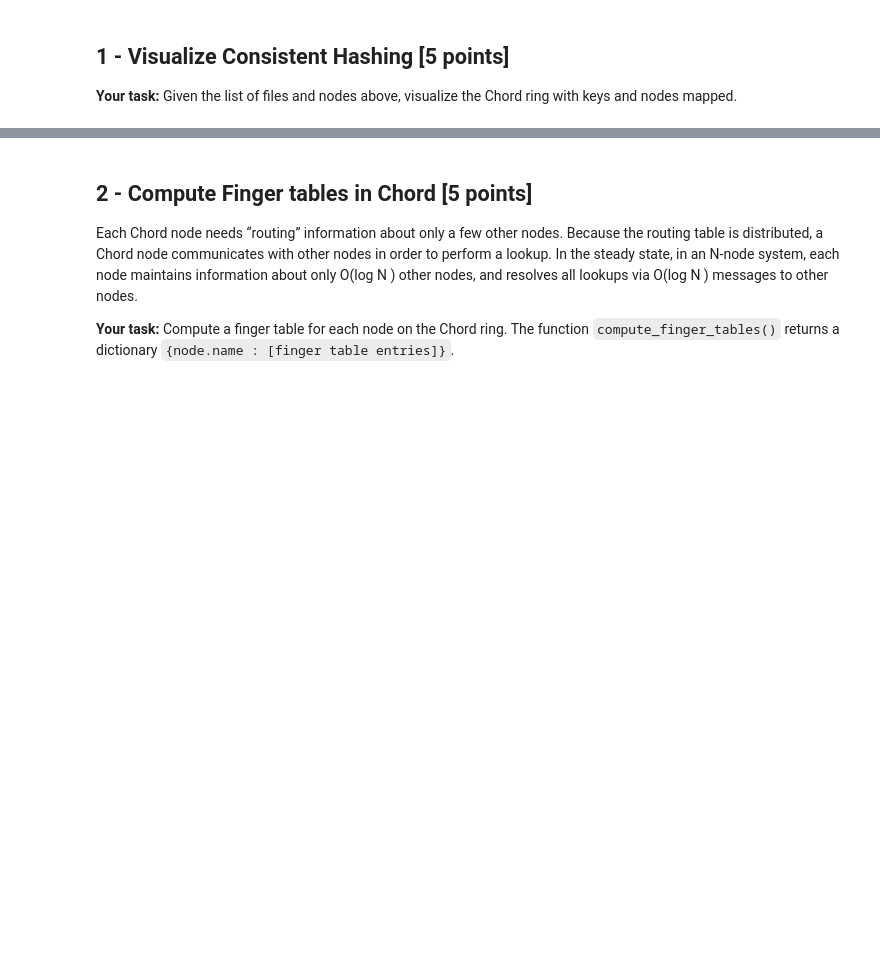
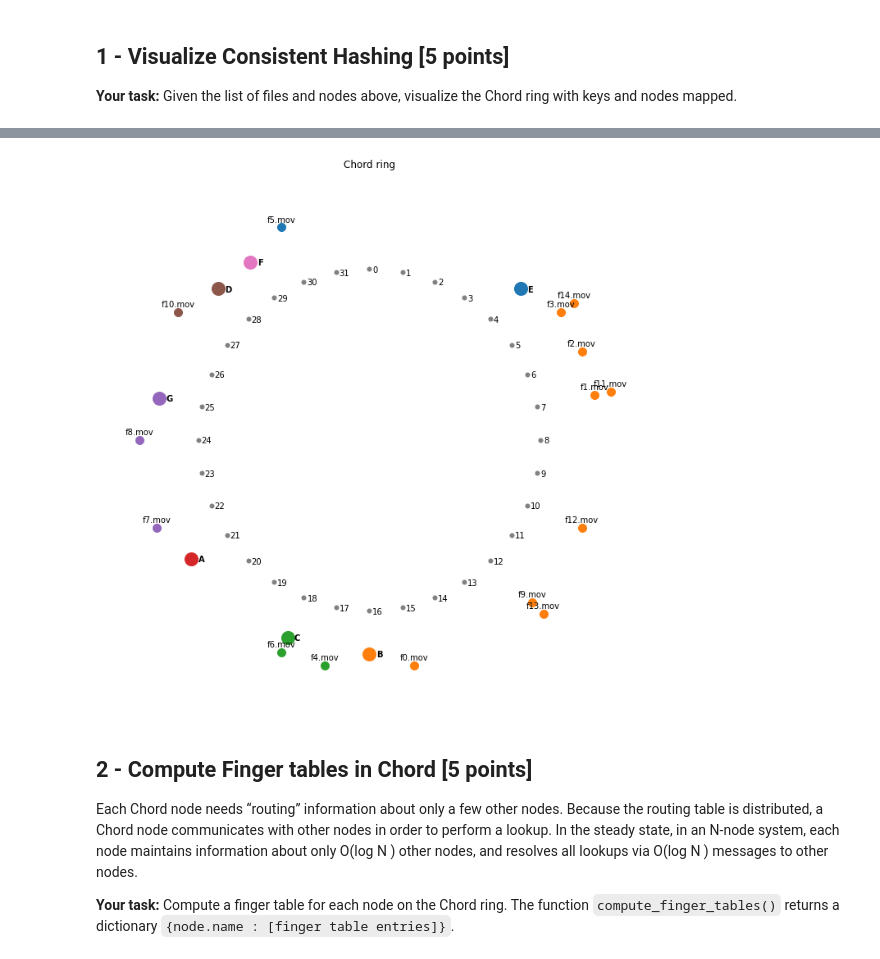
Before and after one commit to xmihol00/fault_tolerant_algorithms, a Jupyter notebook: project_03/Project_03__Distributed_Storage_Systems.ipynb, the cells around one changed output, grey strips where cells are left out. Cells and saved outputs as stored; diff of their text form; code cells hidden in the pictures; blank space fills up the shorter version.

```diff
--- a/project_03/Project_03__Distributed_Storage_Systems.ipynb
+++ b/project_03/Project_03__Distributed_Storage_Systems.ipynb
@@ -217,3 +112,80 @@ plt.show()
+# %%
+cmap_table = plt.get_cmap("tab10") # pyplot colors
+num_keys_on_ring = 1 << 5 # 2^5
+
+num_nodes = len(storage_nodes)
+files = [[hash_fn1(file), file] for file in filelist]
+nodes = [[hash_fn1(node.host), node.name] for node in storage_nodes]
+nodes.sort() # sort the nodes clocwise on the chord ring
+
+angles = np.linspace(-np.pi * 0.5, 1.5 * np.pi, num_keys_on_ring + 1) * -1 # create and rotate the circle correctly
+
+node_angles = angles[[hash for hash, _ in nodes]]
+file_angles = angles[[hash for hash, *_ in files]]
+for i, file_angle in enumerate(file_angles):
+    files[i].append(file_angle)
+
+file_angles_dictonaries = []
+for file in files:
+    i = 0
+    while True:
+        if len(file_angles_dictonaries) == i: # all previos circles are full, create new one
+            file_angles_dictonaries.append({file[0]: file})
+            break
+        elif not file_angles_dictonaries[i].get(file[0], False): # empty space in already created circle
+            file_angles_dictonaries[i][file[0]] = file
+            break
+        else:  # circle is already full, move to the next one
+            i += 1
+
+file_circles = [sorted(list(file_angles_dict.values())) for file_angles_dict in file_angles_dictonaries] # order files in each circle clockwise
+
+figure, axis = plt.subplots(1, figsize=(12, 12), facecolor="white")
+axis.set_aspect(1)
+
+radius = 8
+angles = angles[:num_keys_on_ring]
+x = radius * np.cos(angles)
+y = radius * np.sin(angles)
+axis.scatter(x, y, s=25, c="gray") # plot all keys as a reference
+for i, (xi, yi) in enumerate(zip(x, y)):
+    axis.annotate(i, (xi + 0.15, yi - 0.15))
+
+radius = 10
+x = radius * np.cos(node_angles)
+y = radius * np.sin(node_angles)
+for i, (xi, yi) in enumerate(zip(x, y)): # plot all nodes
+    axis.plot(xi, yi, marker="o", markersize=16, markerfacecolor=cmap_table(i), markeredgecolor=cmap_table(i))
+for i, ((_, node_name), xi, yi) in enumerate(zip(nodes, x, y)):
+    axis.annotate(node_name, (xi + 0.32, yi - 0.15), fontweight="bold")
+
+for file_circle in file_circles:
+    radius += 0.75 # make sure circles don't overlap
+    file_angles = [file_angle for *_, file_angle in file_circle]
+    x = radius * np.cos(file_angles)
+    y = radius * np.sin(file_angles)
+    for i, ((file_hash, *_), xi, yi) in enumerate(zip(file_circle, x, y)):
+        for j, (node_hash, _) in enumerate(nodes):
+            if file_hash > node_hash and file_hash <= nodes[(j + 1) % num_nodes][0]:
+                break
+        color = cmap_table((j + 1) % num_nodes) # assign the file to the corrent node
+        axis.plot(xi, yi, marker="o", markersize=10, markerfacecolor=color, markeredgecolor=color)
+
+    for i, (file, xi, yi) in enumerate(zip(file_circle, x, y)):
+        axis.annotate(file[1], (xi, yi + 0.25), ha="center")
+
+# make the chord ring look better
+axis.set_xlim((-radius - 1, radius + 1))
+axis.set_ylim((-radius - 1, radius + 1))
+axis.set_frame_on(False)
+axis.set_xticks([], [])
+axis.set_yticks([], [])
+
+plt.title("Chord ring")
+plt.savefig("plots/chord_ring", dpi=500)
+plt.show()
+# %% [output]
+[figure, added]
 # %% [markdown]
 ## 2 - Compute Finger tables in Chord [5 points]
 
```
Also changed, not shown: parts of 7 cells of this notebook, 22 other files.
